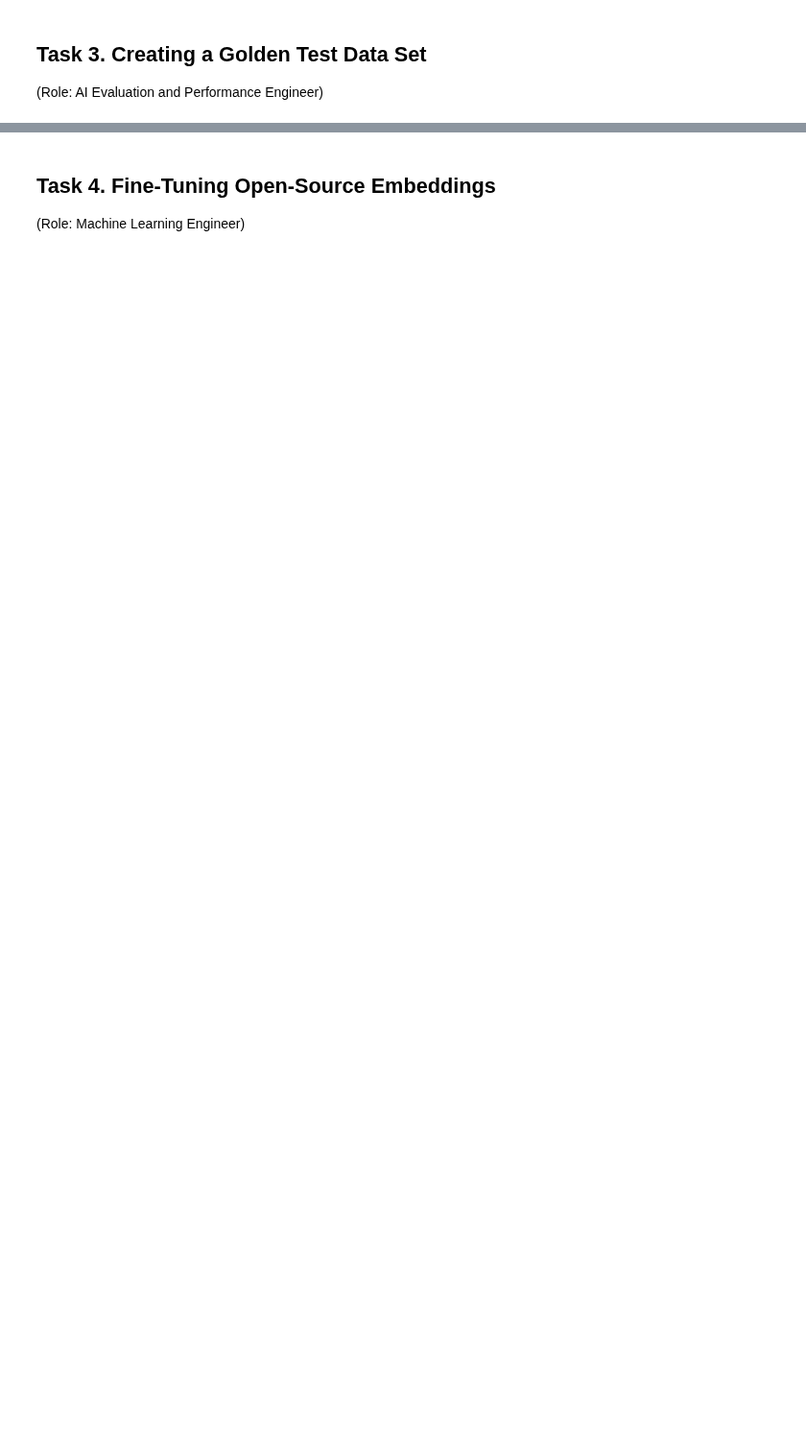
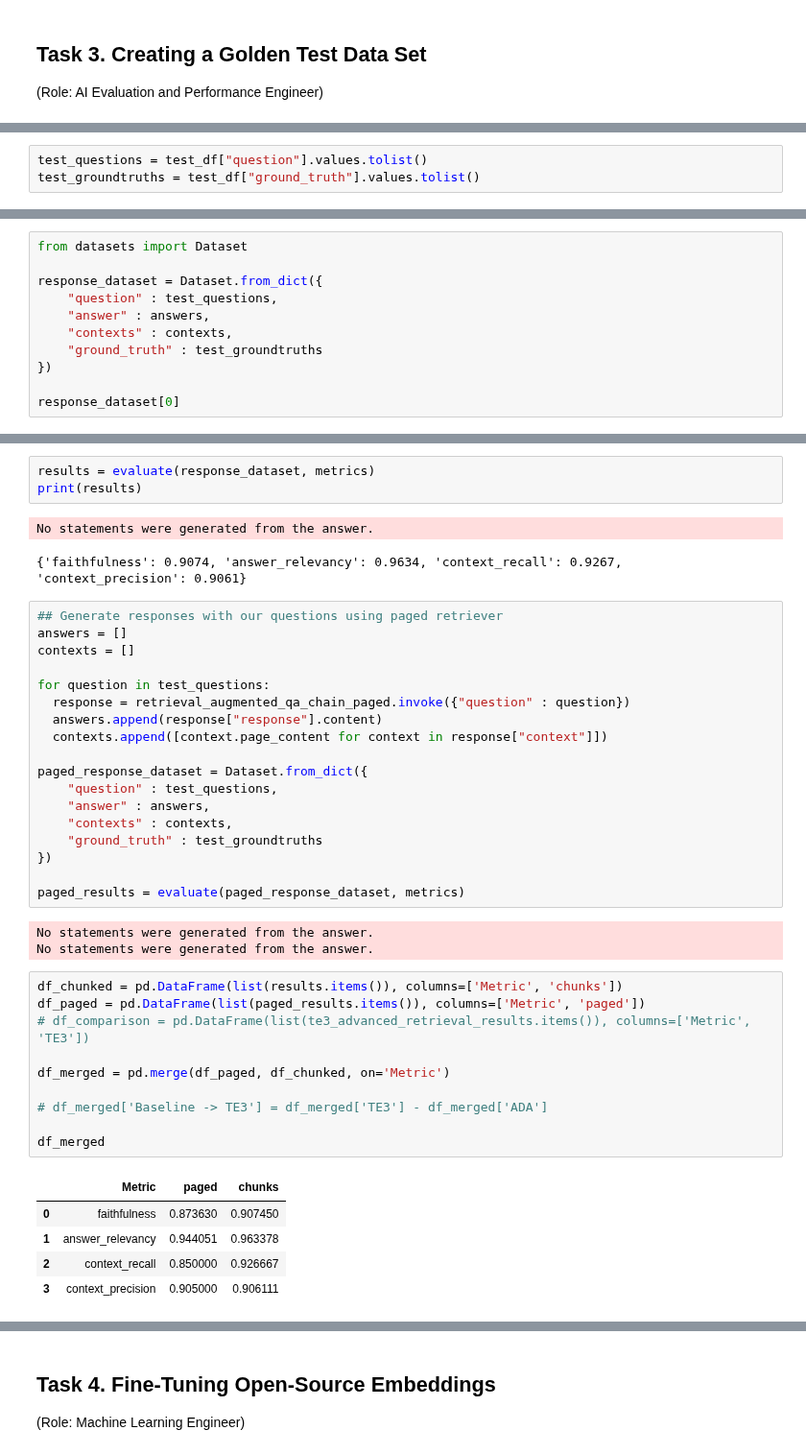
Before and after one commit to mdean77a/AIE4, a Jupyter notebook: Midterm/MidtermChallenge.ipynb, the cells around one changed output, grey strips where cells are left out. Shown at 96% size. Saved outputs shown, nothing was run; the diff lists cells and outputs as text; blank space fills up the shorter version.

```diff
--- a/Midterm/MidtermChallenge.ipynb
+++ b/Midterm/MidtermChallenge.ipynb
@@ -191,0 +252,3 @@ I didn't choose this stack by accident, as all of it was suggested in the course
+# %%
+test_questions = test_df["question"].values.tolist()
+test_groundtruths = test_df["ground_truth"].values.tolist()
@@ -191,0 +287,11 @@ I didn't choose this stack by accident, as all of it was suggested in the course
+# %%
+from datasets import Dataset
+
+response_dataset = Dataset.from_dict({
+    "question" : test_questions,
+    "answer" : answers,
+    "contexts" : contexts,
+    "ground_truth" : test_groundtruths
+})
+
+response_dataset[0]
@@ -191,0 +321,43 @@ I didn't choose this stack by accident, as all of it was suggested in the course
+# %%
+results = evaluate(response_dataset, metrics)
+print(results)
+# %% [output]
+No statements were generated from the answer.
+{'faithfulness': 0.9074, 'answer_relevancy': 0.9634, 'context_recall': 0.9267, 'context_precision': 0.9061}
+# %%
+## Generate responses with our questions using paged retriever
+answers = []
+contexts = []
+
+for question in test_questions:
+  response = retrieval_augmented_qa_chain_paged.invoke({"question" : question})
+  answers.append(response["response"].content)
+  contexts.append([context.page_content for context in response["context"]])
+
+paged_response_dataset = Dataset.from_dict({
+    "question" : test_questions,
+    "answer" : answers,
+    "contexts" : contexts,
+    "ground_truth" : test_groundtruths
+})
+
+paged_results = evaluate(paged_response_dataset, metrics)
+# %% [output]
+No statements were generated from the answer.
+No statements were generated from the answer.
+# %%
+df_chunked = pd.DataFrame(list(results.items()), columns=['Metric', 'chunks'])
+df_paged = pd.DataFrame(list(paged_results.items()), columns=['Metric', 'paged'])
+# df_comparison = pd.DataFrame(list(te3_advanced_retrieval_results.items()), columns=['Metric', 'TE3'])
+
+df_merged = pd.merge(df_paged, df_chunked, on='Metric')
+
+# df_merged['Baseline -> TE3'] = df_merged['TE3'] - df_merged['ADA']
+
+df_merged
+# %% [output]
+|  | Metric | paged | chunks |
+| 0 | faithfulness | 0.873630 | 0.907450 |
+| 1 | answer_relevancy | 0.944051 | 0.963378 |
+| 2 | context_recall | 0.850000 | 0.926667 |
+| 3 | context_precision | 0.905000 | 0.906111 |
```
Also changed, not shown: parts of 14 cells of this notebook, 5 other files.
